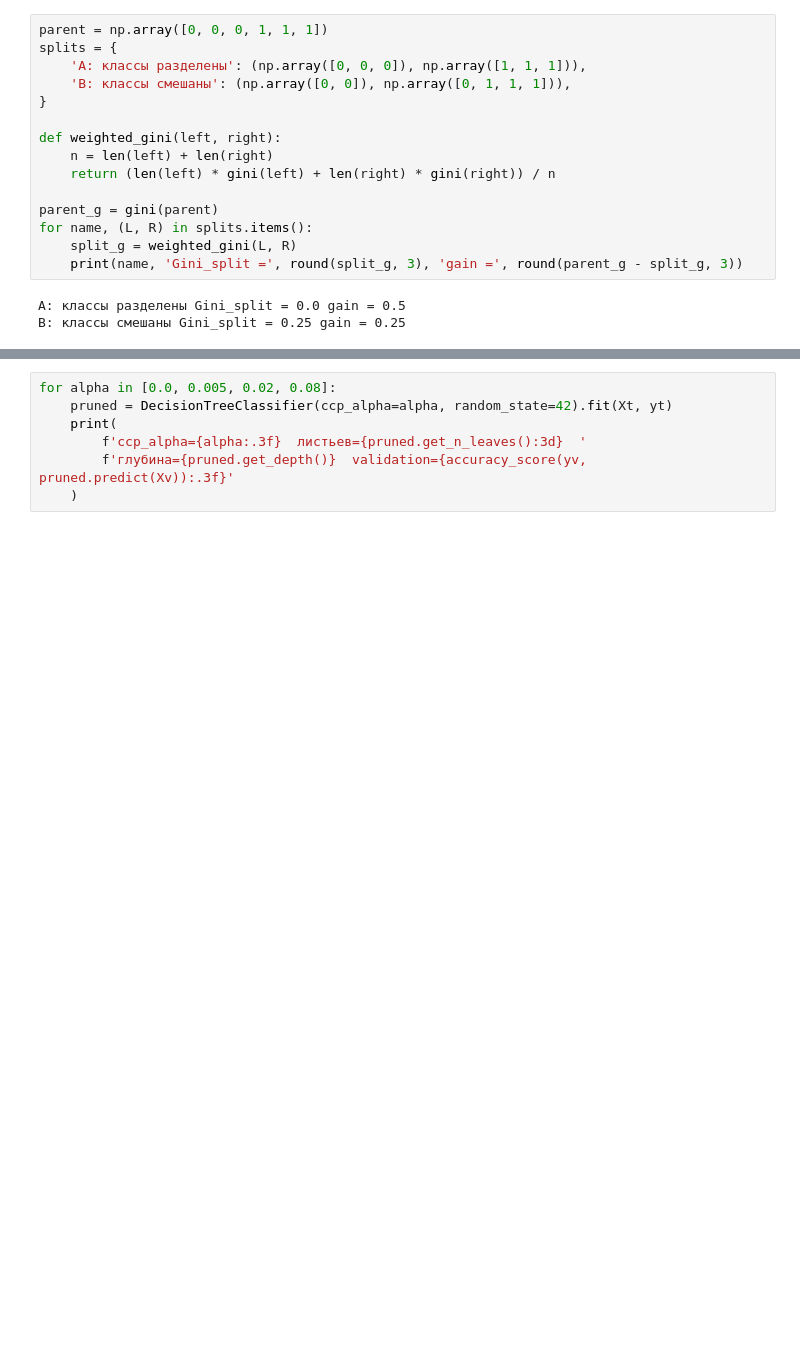
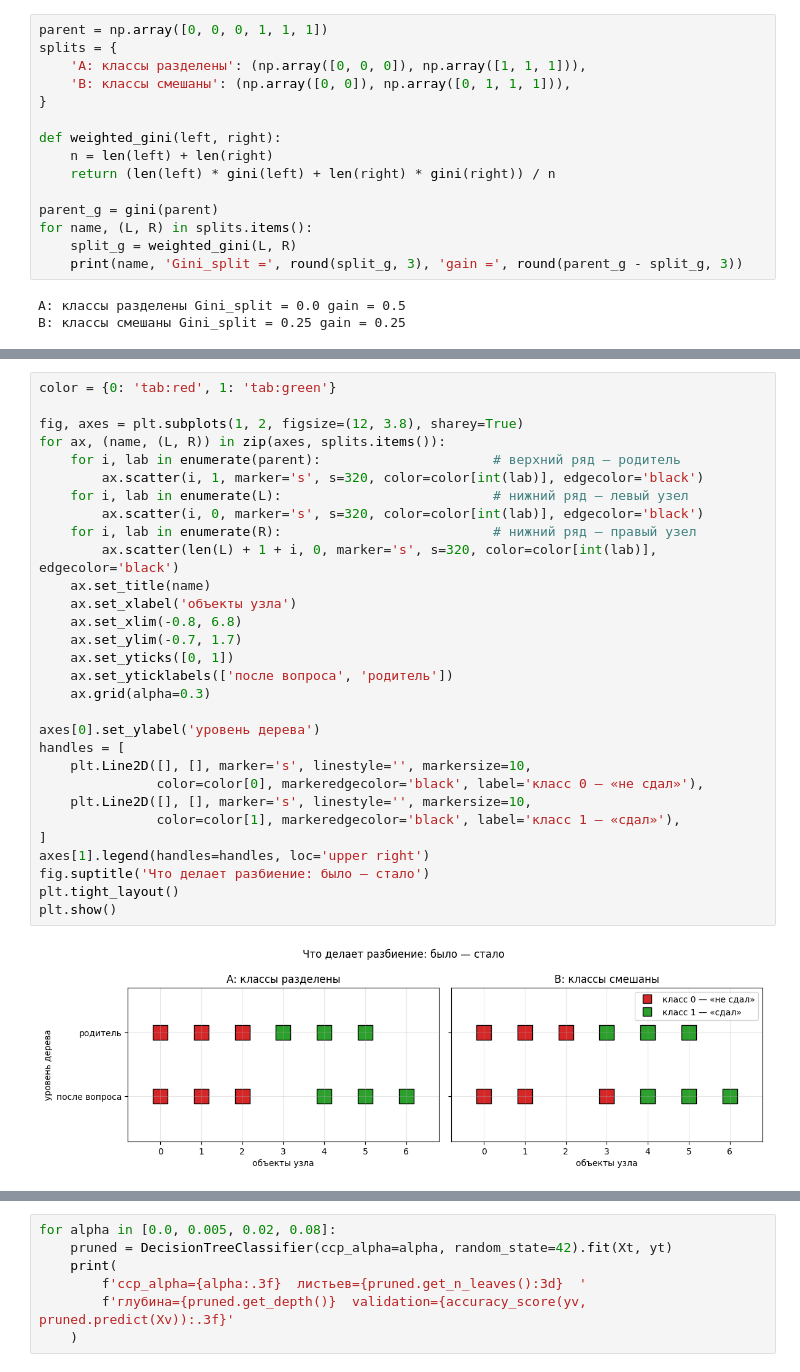
Before and after one commit to gurovic/ml-speckurs, a Jupyter notebook: Урок_31_Решающее_дерево_Теория/Урок_31_Решающее_дерево.ipynb, the cells around one changed output, grey strips where cells are left out. Cells and saved outputs as stored; diff of their text form; blank space fills up the shorter version.

```diff
--- a/Урок_31_Решающее_дерево_Теория/Урок_31_Решающее_дерево.ipynb
+++ b/Урок_31_Решающее_дерево_Теория/Урок_31_Решающее_дерево.ipynb
@@ -323,0 +219,32 @@ max_depth=без ограничения   train=1.000  validation=0.870
+# %%
+color = {0: 'tab:red', 1: 'tab:green'}
+
+fig, axes = plt.subplots(1, 2, figsize=(12, 3.8), sharey=True)
+for ax, (name, (L, R)) in zip(axes, splits.items()):
+    for i, lab in enumerate(parent):                      # верхний ряд — родитель
+        ax.scatter(i, 1, marker='s', s=320, color=color[int(lab)], edgecolor='black')
+    for i, lab in enumerate(L):                           # нижний ряд — левый узел
+        ax.scatter(i, 0, marker='s', s=320, color=color[int(lab)], edgecolor='black')
+    for i, lab in enumerate(R):                           # нижний ряд — правый узел
+        ax.scatter(len(L) + 1 + i, 0, marker='s', s=320, color=color[int(lab)], edgecolor='black')
+    ax.set_title(name)
+    ax.set_xlabel('объекты узла')
+    ax.set_xlim(-0.8, 6.8)
+    ax.set_ylim(-0.7, 1.7)
+    ax.set_yticks([0, 1])
+    ax.set_yticklabels(['после вопроса', 'родитель'])
+    ax.grid(alpha=0.3)
+
+axes[0].set_ylabel('уровень дерева')
+handles = [
+    plt.Line2D([], [], marker='s', linestyle='', markersize=10,
+               color=color[0], markeredgecolor='black', label='класс 0 — «не сдал»'),
+    plt.Line2D([], [], marker='s', linestyle='', markersize=10,
+               color=color[1], markeredgecolor='black', label='класс 1 — «сдал»'),
+]
+axes[1].legend(handles=handles, loc='upper right')
+fig.suptitle('Что делает разбиение: было — стало')
+plt.tight_layout()
+plt.show()
+# %% [output]
+[figure, added]
```
Also changed, not shown: parts of 73 cells of this notebook, 20 other files.
